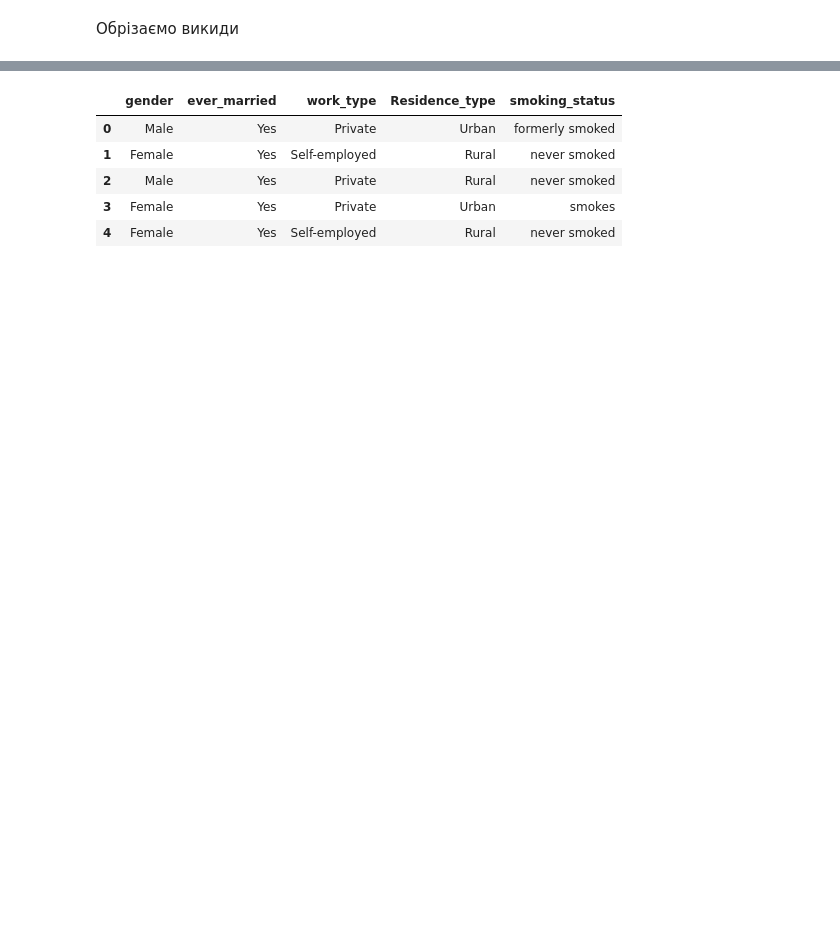
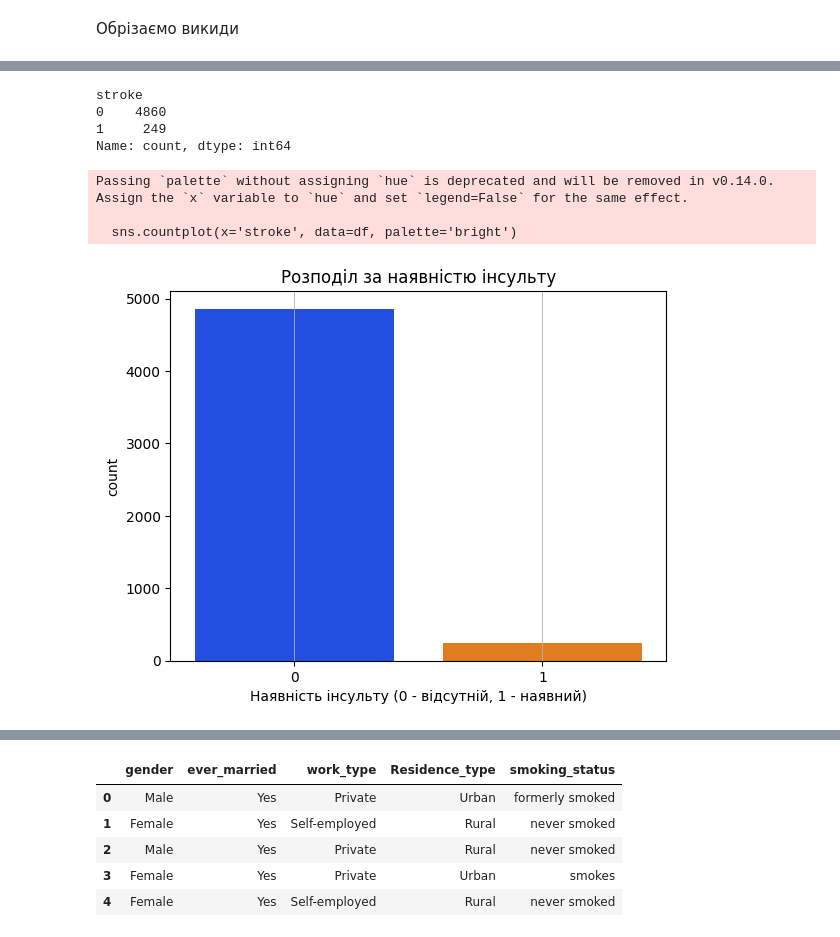
Before and after one commit to MariiaSam/Stroke-Prediction, a Jupyter notebook: Stroke_Prediction.ipynb, the cells around one changed output, grey strips where cells are left out. Cells and saved outputs as stored; diff of their text form; code cells hidden in the pictures; blank space fills up the shorter version.

```diff
--- a/Stroke_Prediction.ipynb
+++ b/Stroke_Prediction.ipynb
@@ -304,0 +333,21 @@ df.describe()
+# %%
+stroke_counts = df['stroke'].value_counts()
+
+print(stroke_counts)
+# %% [output]
+stroke
+0    4860
+1     249
+Name: count, dtype: int64
+# %%
+sns.countplot(x='stroke', data=df, palette='bright')
+plt.title('Розподіл за наявністю інсульту')
+plt.xlabel('Наявність інсульту (0 - відсутній, 1 - наявний)')
+plt.ylabel('count')
+plt.grid(axis="x", linewidth = 0.6)
+plt.show()
+# %% [output]
+Passing `palette` without assigning `hue` is deprecated and will be removed in v0.14.0. Assign the `x` variable to `hue` and set `legend=False` for the same effect.
+
+  sns.countplot(x='stroke', data=df, palette='bright')
+[figure, added]
```
Also changed, not shown: parts of 20 cells of this notebook.
